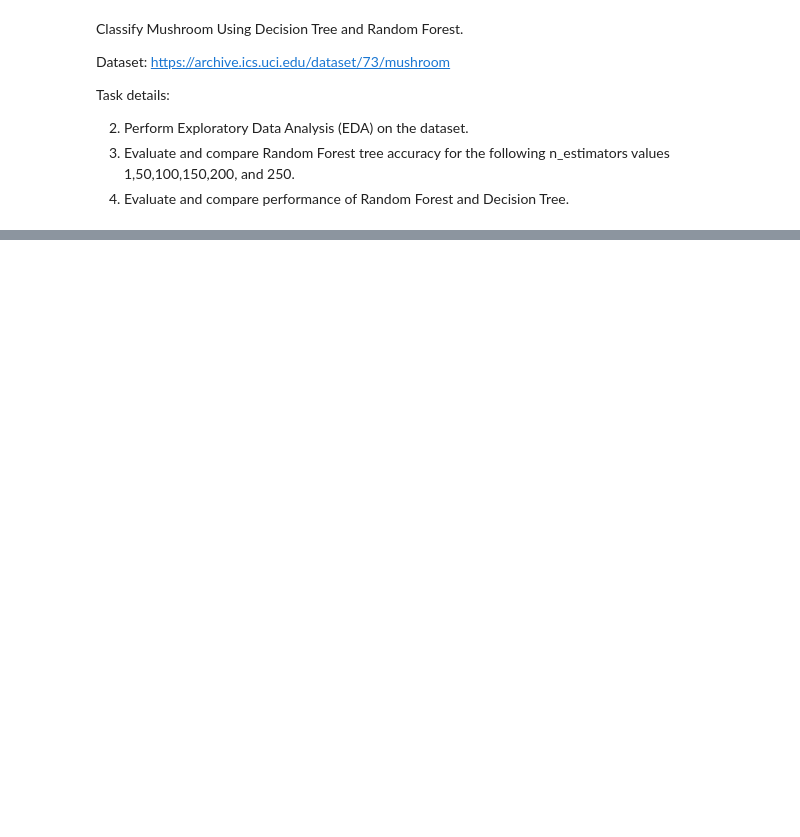
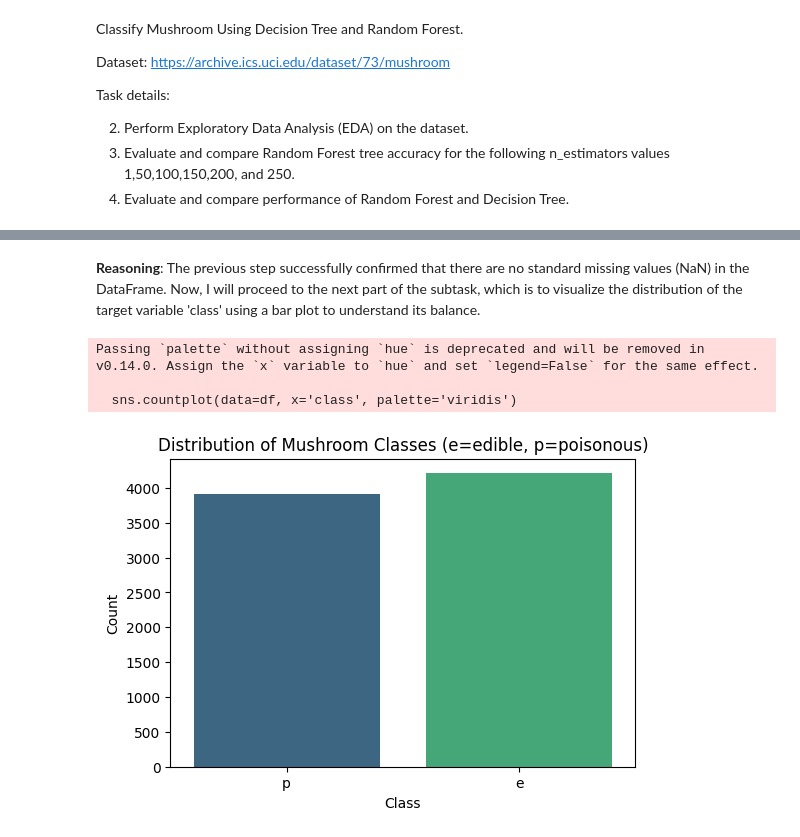
Before and after one commit to Safa30/CSE475_Machine_Learning, a Jupyter notebook: Lab/lab_1/Lab1_Decision_Tree_and_Random_Forest.ipynb, the cells around one changed output, grey strips where cells are left out. Cells and saved outputs as stored; diff of their text form; code cells hidden in the pictures; blank space fills up the shorter version.

```diff
--- a/Lab/lab_1/Lab1_Decision_Tree_and_Random_Forest.ipynb
+++ b/Lab/lab_1/Lab1_Decision_Tree_and_Random_Forest.ipynb
@@ -438,0 +26,23 @@ Task details:
+# %%
+# Define the URL for the Mushroom dataset from the UCI Machine Learning Repository.
+dataset_url = "https://archive.ics.uci.edu/ml/machine-learning-databases/mushroom/agaricus-lepiota.data"
+
+# Define column names based on the UCI dataset documentation.
+# The dataset lacks a header, so providing names manually is crucial for interpretability.
+column_names = [
+    'class', 'cap-shape', 'cap-surface', 'cap-color', 'bruises', 'odor',
+    'gill-attachment', 'gill-spacing', 'gill-size', 'gill-color',
+    'stalk-shape', 'stalk-root', 'stalk-surface-above-ring',
+    'stalk-surface-below-ring', 'stalk-color-above-ring',
+    'stalk-color-below-ring', 'veil-type', 'veil-color', 'ring-number',
+    'ring-type', 'spore-print-color', 'population', 'habitat'
+]
+
+# Load the dataset into a pandas DataFrame.
+# 'header=None' indicates that the dataset does not contain a header row.
+# 'names=column_names' assigns the predefined column names to the DataFrame.
+df = pd.read_csv(dataset_url, header=None, names=column_names)
+
+# Display the first 5 rows of the DataFrame to confirm successful loading and inspect initial data.
+print("Dataset loaded successfully. Displaying the first 5 rows:")
+display(df.head())
@@ -438,0 +257,15 @@ Task details:
+# %% [markdown]
+**Reasoning**:
+The previous step successfully confirmed that there are no standard missing values (NaN) in the DataFrame. Now, I will proceed to the next part of the subtask, which is to visualize the distribution of the target variable 'class' using a bar plot to understand its balance.
+# %%
+plt.figure(figsize=(6, 4))
+sns.countplot(data=df, x='class', palette='viridis')
+plt.title('Distribution of Mushroom Classes (e=edible, p=poisonous)')
+plt.xlabel('Class')
+plt.ylabel('Count')
+plt.show()
+# %% [output]
+Passing `palette` without assigning `hue` is deprecated and will be removed in v0.14.0. Assign the `x` variable to `hue` and set `legend=False` for the same effect.
+
+  sns.countplot(data=df, x='class', palette='viridis')
+[figure, added]
```
Also changed, not shown: parts of 66 cells of this notebook.
